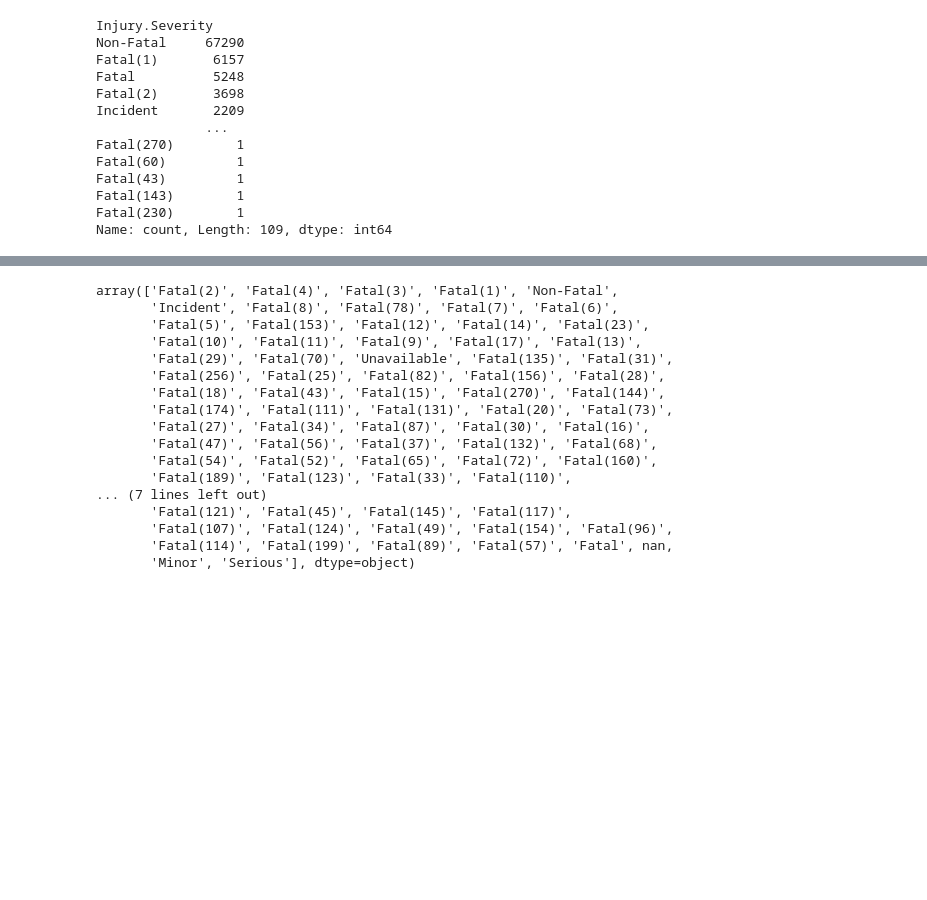
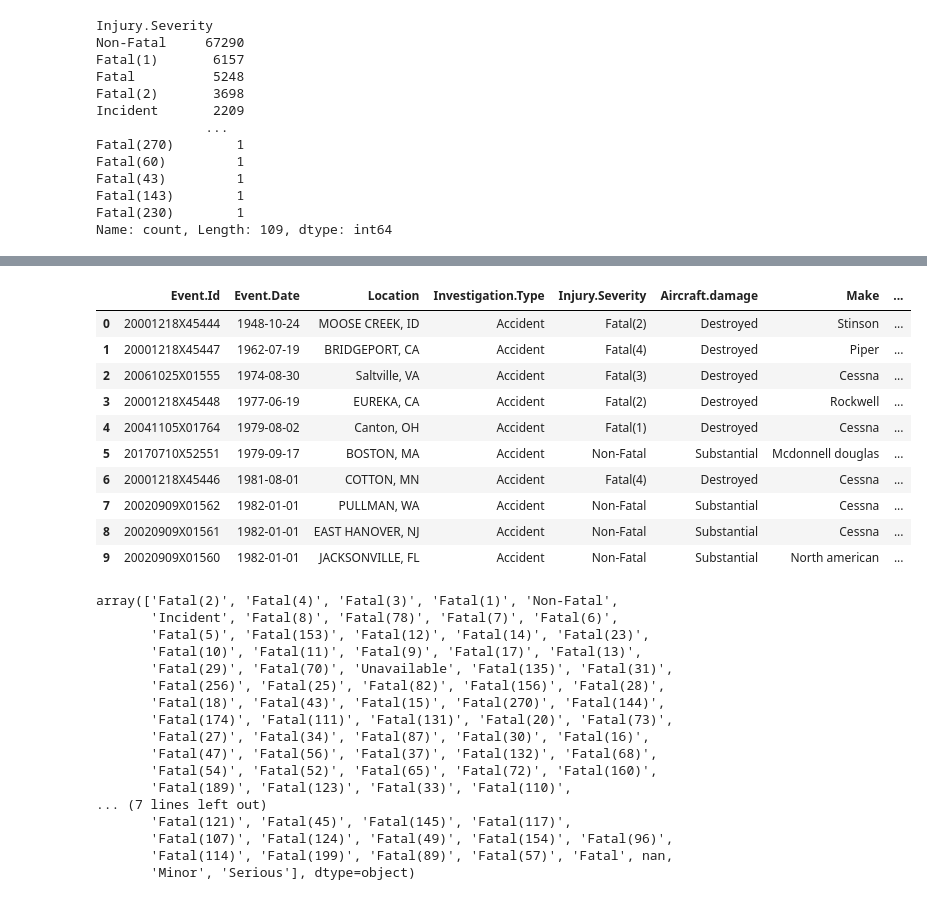
Before and after one commit to BandaVallary/aviation-accidents-analysis, a Jupyter notebook: aviation-accident-analysis.ipynb, the cells around one changed output, grey strips where cells are left out. Drawn from its saved outputs; the diff is of its cells as text; code cells hidden in the pictures; blank space fills up the shorter version.

```diff
--- a/aviation-accident-analysis.ipynb
+++ b/aviation-accident-analysis.ipynb
@@ -363 +374,15 @@ Name: count, Length: 109, dtype: int64
+# %%
+aviation_cleaned.head(10)
+# %% [output]
+|  | Event.Id | Event.Date | Location | Investigation.Type | Injury.Severity | Aircraft.damage | Make | ... |
+| 0 | 20001218X45444 | 1948-10-24 | MOOSE CREEK, ID | Accident | Fatal(2) | Destroyed | Stinson | ... |
+| 1 | 20001218X45447 | 1962-07-19 | BRIDGEPORT, CA | Accident | Fatal(4) | Destroyed | Piper | ... |
+| 2 | 20061025X01555 | 1974-08-30 | Saltville, VA | Accident | Fatal(3) | Destroyed | Cessna | ... |
+| 3 | 20001218X45448 | 1977-06-19 | EUREKA, CA | Accident | Fatal(2) | Destroyed | Rockwell | ... |
+| 4 | 20041105X01764 | 1979-08-02 | Canton, OH | Accident | Fatal(1) | Destroyed | Cessna | ... |
+| 5 | 20170710X52551 | 1979-09-17 | BOSTON, MA | Accident | Non-Fatal | Substantial | Mcdonnell douglas | ... |
+| 6 | 20001218X45446 | 1981-08-01 | COTTON, MN | Accident | Fatal(4) | Destroyed | Cessna | ... |
+| 7 | 20020909X01562 | 1982-01-01 | PULLMAN, WA | Accident | Non-Fatal | Substantial | Cessna | ... |
+| 8 | 20020909X01561 | 1982-01-01 | EAST HANOVER, NJ | Accident | Non-Fatal | Substantial | Cessna | ... |
+| 9 | 20020909X01560 | 1982-01-01 | JACKSONVILLE, FL | Accident | Non-Fatal | Substantial | North american | ... |
 # %%
```
Also changed, not shown: parts of 57 cells of this notebook, 2 other files.
